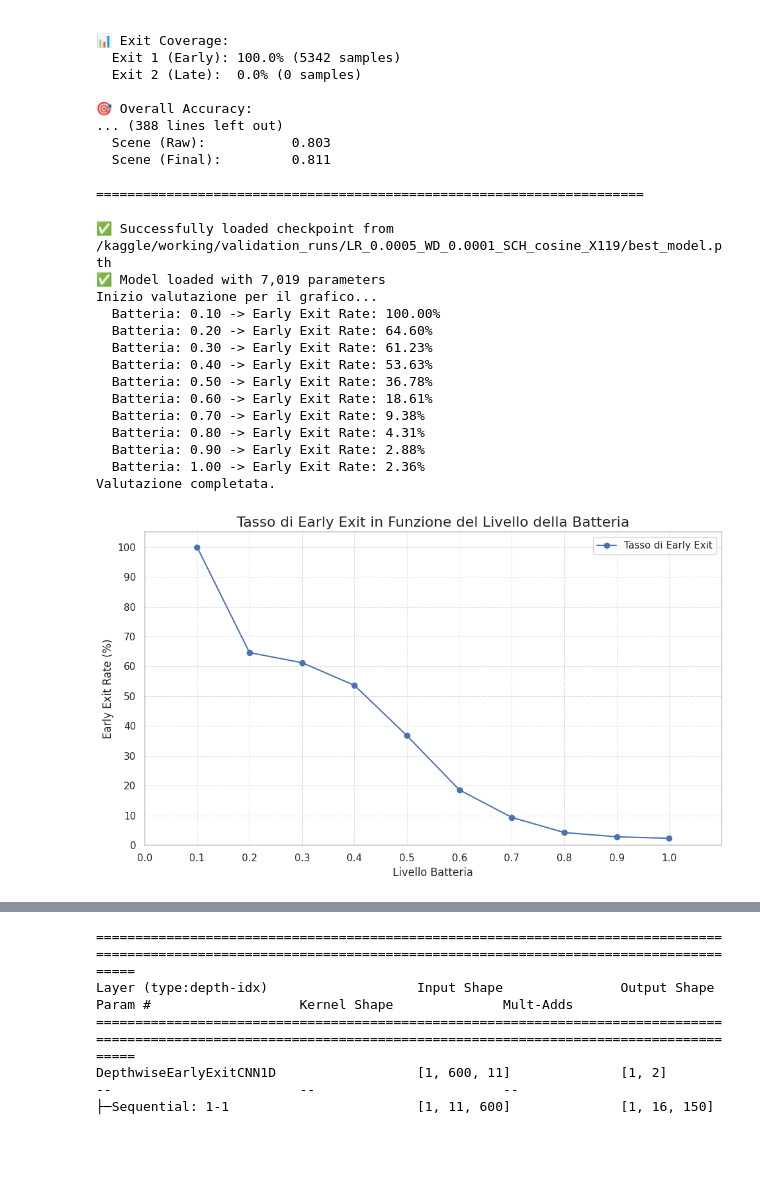
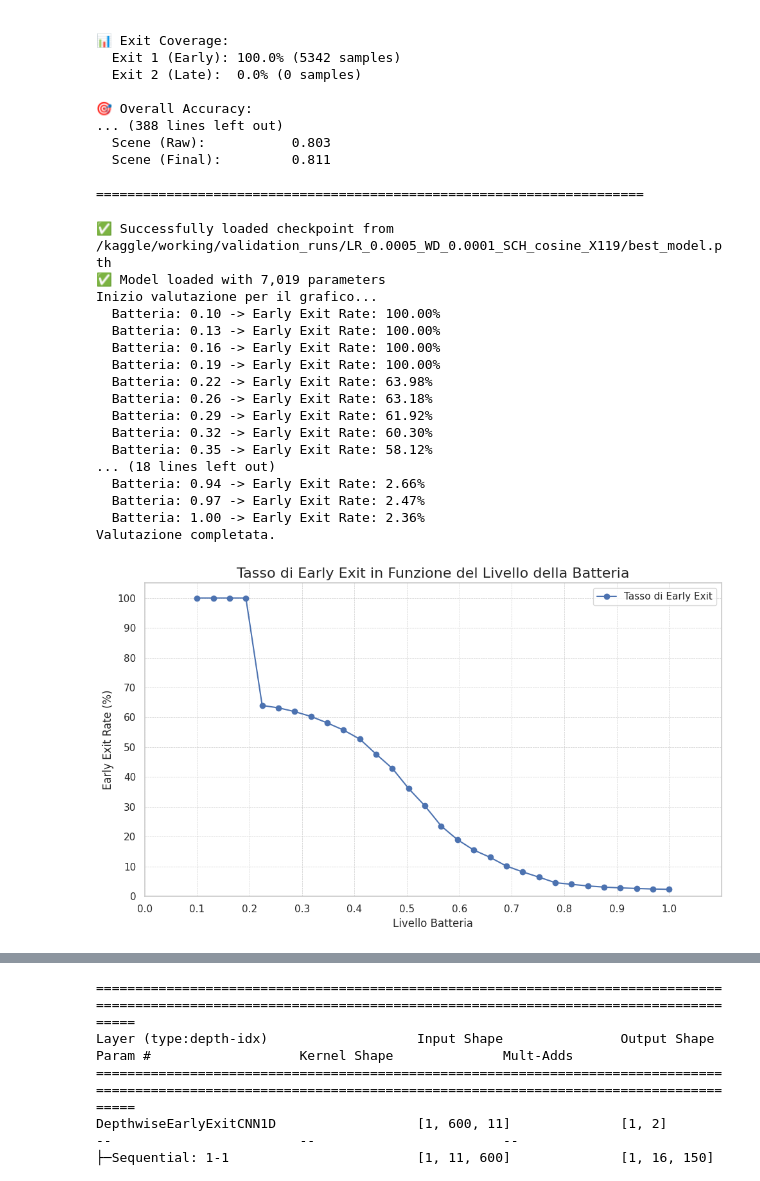
Before and after one commit to NiccoloSalvi/model1_eecnn, a Jupyter notebook: model2_eecnn.ipynb, the cells around one changed output, grey strips where cells are left out. Drawn from its saved outputs; the diff is of its cells as text; code cells hidden in the pictures; blank space fills up the shorter version.

```diff
--- a/model2_eecnn.ipynb
+++ b/model2_eecnn.ipynb
@@ -356,8 +356,7 @@ Encoding for 'Outdoor': 1
 # ------------------------------
 def depthwise_separable_conv1d(in_ch, out_ch, kernel_size, stride=1, padding=0, drop_p=0.15, dilation=1):
     return nn.Sequential(
-        nn.Conv1d(in_ch, in_ch, kernel_size=kernel_size, stride=stride,
-                  padding=padding, dilation=dilation, groups=in_ch, bias=False),
+        nn.Conv1d(in_ch, in_ch, kernel_size=kernel_size, stride=stride, padding=padding, dilation=dilation, groups=in_ch, bias=False),
         nn.BatchNorm1d(in_ch),
         nn.ReLU(inplace=True),
         nn.Conv1d(in_ch, out_ch, kernel_size=1, bias=False),
@@ -372,13 +371,13 @@ class DepthwiseEarlyExitCNN1D(nn.Module):
         self.if_train = if_train
         seq_len, n_sensors = train_shape
 
-        # Backbone (channels halved)
+        # Backbone
         self.backbone0 = nn.Sequential(
             depthwise_separable_conv1d(n_sensors, 16, kernel_size=7, stride=2, padding=3, drop_p=0.1),
             depthwise_separable_conv1d(16, 16, kernel_size=5, stride=2, padding=2, drop_p=0.1)
         )
 
-        # Branches (conv-only, no RNNs)
+        # Branches
         self.io_branch = depthwise_separable_conv1d(16, 32, kernel_size=6, stride=3, padding=2, drop_p=0.15)
         self.scene_branch = nn.Sequential(
             depthwise_separable_conv1d(16, 32, kernel_size=5, stride=2, padding=2, drop_p=0.1),
@@ -418,15 +417,10 @@ class DepthwiseEarlyExitCNN1D(nn.Module):
         x = x.permute(0, 2, 1)
 
         # -------- Stage 1 (E0: I/O) --------
-        x0   = self.backbone0(x)        # [B, 16, ·]
-        e0io = self.io_head0(x0)        # [B, n_io]
+        x0 = self.backbone0(x) # [B, 16, ·]
+        e0io = self.io_head0(x0) # [B, n_io]
         conf0 = self.get_confidence(e0io)
 
-        # Build x0_gap once (for optional early scene + later fusion)
-        x0_gap = self.gap(x0).flatten(1)  # [B, 16]
-
-        # τ can be scalar or vector; we only need a scalar for the "all above τ" check.
-        # If you have tau_sigmoid that accepts tensors, this is fine.
         tau = tau_sigmoid(battery_level, k=8.0)
 
         # Early return (true inference path only)
@@ -437,19 +431,20 @@ class DepthwiseEarlyExitCNN1D(nn.Module):
                 return [e0io], 1
 
         # -------- Stage 2 (Deep conv features) --------
-        x1_io = self.io_branch(x0)        # [B, 32, ·]
-        x1_scene = self.scene_branch(x0)     # [B, 32, ·]
+        x1_io = self.io_branch(x0) # [B, 32, ·]
+        x1_scene = self.scene_branch(x0) # [B, 32, ·]
 
         # GAP features
-        x1io_gap = self.gap(x1_io).flatten(1)     # [B, 32]
-        x1sc_gap = self.gap(x1_scene).flatten(1)  # [B, 32]
+        x0_gap = self.gap(x0).flatten(1) # [B, 16]
+        x1io_gap = self.gap(x1_io).flatten(1) # [B, 32]
+        x1sc_gap = self.gap(x1_scene).flatten(1) # [B, 32]
 
         # Heads (conv-only fusions)
-        io_feat = torch.cat([x0_gap, x1io_gap], dim=1)  # [B, 48]
-        e1io = self.io_head1(io_feat)                   # [B, n_io]
+        io_feat = torch.cat([x0_gap, x1io_gap], dim=1) # [B, 48]
+        e1io = self.io_head1(io_feat) # [B, n_io]
 
-        sc_feat = x1sc_gap                               # [B, 32]
-        e1sc = self.scene_head1(sc_feat)                 # [B, n_scene]
+        sc_feat = x1sc_gap # [B, 32]
+        e1sc = self.scene_head1(sc_feat) # [B, n_scene]
 
         # Exit probs (optional logging only)
         should_exit0 = (conf0 >= tau).float()
@@ -457,9 +452,6 @@ class DepthwiseEarlyExitCNN1D(nn.Module):
 
         # Return set
         if self.if_train or return_all:
-            # If you want early-scene available during training, include it here:
-            # return [e0io, e0_sc, e1sc, e1io], p_exits
-            # If you prefer keeping the original 3-output shape, keep as below:
             return [e0io, e1sc, e1io], p_exits
 
         # Inference deep path chosen
@@ -1372,7 +1359,7 @@ state = ckpt["model"] if "model" in ckpt else ckpt
 model.load_state_dict(state, strict=True)
 print(f"✅ Model loaded with {sum(p.numel() for p in model.parameters()):,} parameters")
 
-battery_levels = np.linspace(0.1, 1.0, 10) # Crea 10 punti da 0.1 a 1.0
+battery_levels = np.linspace(0.1, 1.0, 30) # Crea 10 punti da 0.1 a 1.0
 exit_rates = []
 
 print("Inizio valutazione per il grafico...")
@@ -1384,39 +1371,42 @@ print("Valutazione completata.")
 
 
 # --- 2. Creazione del Grafico ---
 sns.set(style="whitegrid", context="notebook")
 plt.figure(figsize=(10, 6))
 
 # Plot dei dati
 plt.plot(battery_levels, exit_rates, marker='o', linestyle='-', color='b', label='Tasso di Early Exit')
 
 # Abbellimento del grafico
 plt.title('Tasso di Early Exit in Funzione del Livello della Batteria', fontsize=16)
 plt.xlabel('Livello Batteria', fontsize=12)
 plt.ylabel('Early Exit Rate (%)', fontsize=12)
 plt.xlim(0, 1.1)
 plt.ylim(0, 105)
 plt.xticks(np.arange(0, 1.1, 0.1))
 plt.yticks(np.arange(0, 101, 10))
 plt.grid(True, which='both', linestyle='--', linewidth=0.5)
 plt.legend()
 plt.tight_layout()
 
 # Mostra il grafico
 plt.show()
 # %% [output]
 ✅ Successfully loaded checkpoint from /kaggle/working/validation_runs/LR_0.0005_WD_0.0001_SCH_cosine_X119/best_model.pth
 ✅ Model loaded with 7,019 parameters
 Inizio valutazione per il grafico...
   Batteria: 0.10 -> Early Exit Rate: 100.00%
-  Batteria: 0.20 -> Early Exit Rate: 64.60%
-  Batteria: 0.30 -> Early Exit Rate: 61.23%
-  Batteria: 0.40 -> Early Exit Rate: 53.63%
-  Batteria: 0.50 -> Early Exit Rate: 36.78%
-  Batteria: 0.60 -> Early Exit Rate: 18.61%
-  Batteria: 0.70 -> Early Exit Rate: 9.38%
-  Batteria: 0.80 -> Early Exit Rate: 4.31%
-  Batteria: 0.90 -> Early Exit Rate: 2.88%
+  Batteria: 0.13 -> Early Exit Rate: 100.00%
+  Batteria: 0.16 -> Early Exit Rate: 100.00%
+  Batteria: 0.19 -> Early Exit Rate: 100.00%
+  Batteria: 0.22 -> Early Exit Rate: 63.98%
+  Batteria: 0.26 -> Early Exit Rate: 63.18%
+  Batteria: 0.29 -> Early Exit Rate: 61.92%
+  Batteria: 0.32 -> Early Exit Rate: 60.30%
+  Batteria: 0.35 -> Early Exit Rate: 58.12%
+... (18 lines left out)
+  Batteria: 0.94 -> Early Exit Rate: 2.66%
+  Batteria: 0.97 -> Early Exit Rate: 2.47%
   Batteria: 1.00 -> Early Exit Rate: 2.36%
 Valutazione completata.
-[figure, old version]
+[figure, new version]
```
Also changed, not shown: parts of 9 cells of this notebook.
